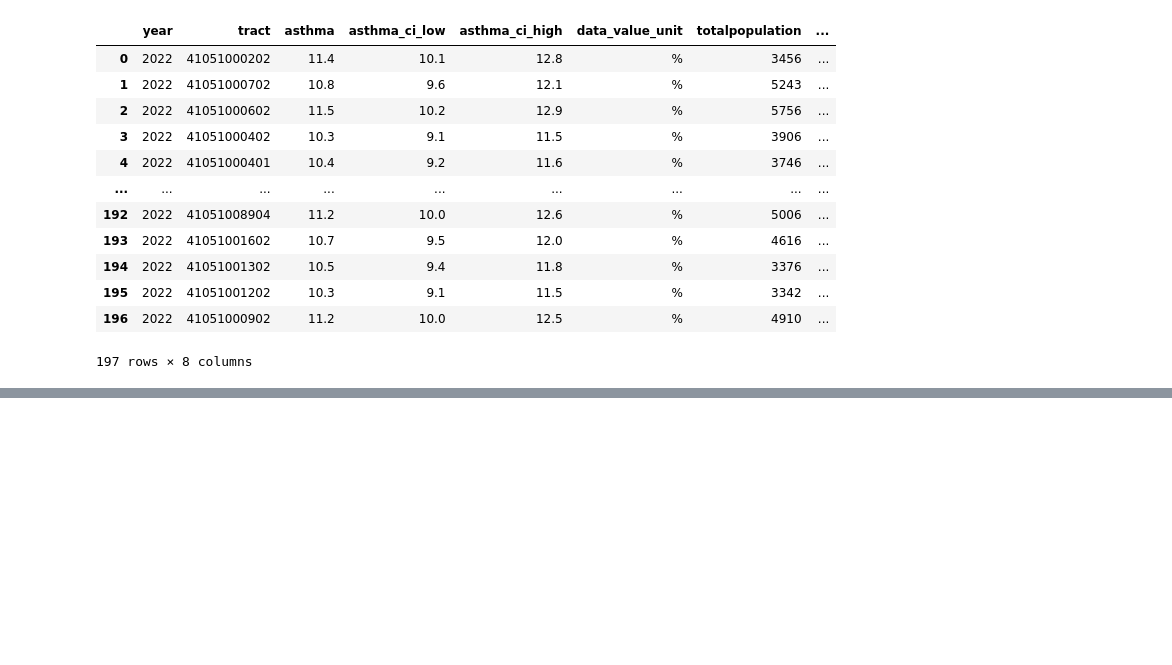
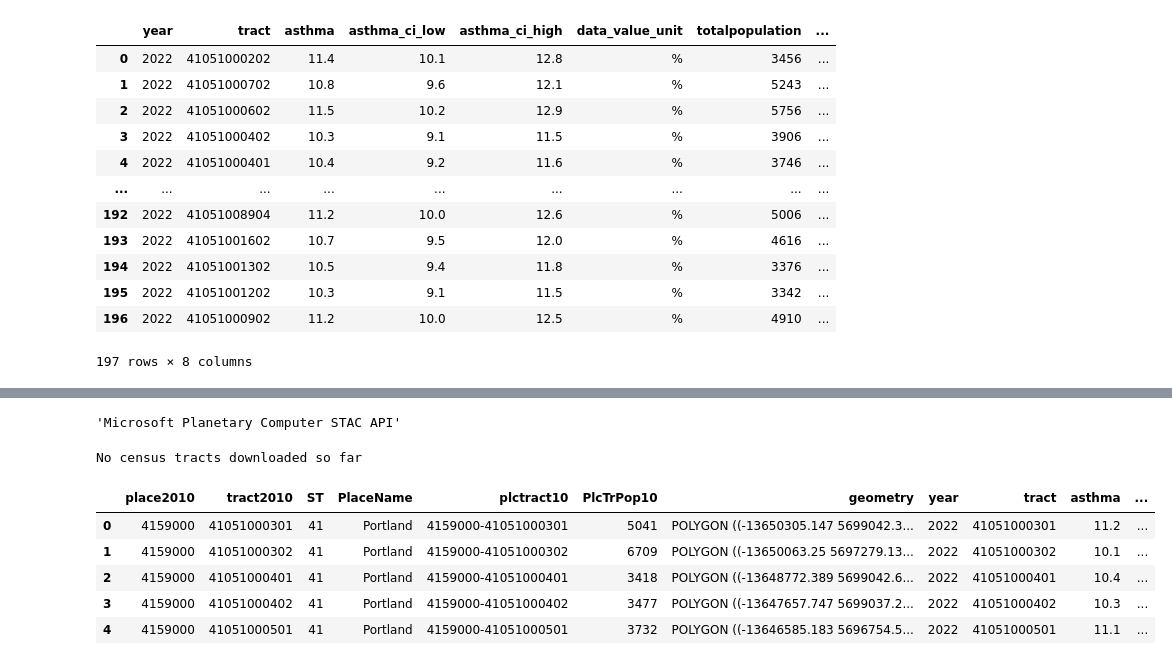
Before and after one commit to earthlab-education/big-data-BioNCphilic, a Jupyter notebook: portland-data.ipynb, the cells around one changed output, grey strips where cells are left out. Cells and saved outputs as stored; diff of their text form; code cells hidden in the pictures; blank space fills up the shorter version.

Commit message:
portland for portfolio

```diff
--- a/portland-data.ipynb
+++ b/portland-data.ipynb
@@ -162,3 +204,35 @@ tract_cdc_gdf = (
 ).opts(title='Asthma Rates', width=600, height=600)
 # %% [output]
 [interactive output not drawn]
+# %%
+# Connect to the planetary computer catalog
+e84_catalog = pystac_client.Client.open(
+    "https://planetarycomputer.microsoft.com/api/stac/v1"
+)
+e84_catalog.title
+# %% [output]
+'Microsoft Planetary Computer STAC API'
+# %%
+# Convert geometry to lat/lon for STAC
+tract_area_gdf = tract_cdc_gdf.to_crs(4326)
+
+# Define a path to save NDVI stats
+ndvi_stats_path = os.path.join(data_dir, 'portland-ndvi-stats.csv')
+
+# Check for existing data - do not access duplicate tracts
+downloaded_tracts = []
+if os.path.exists(ndvi_stats_path):
+    ndvi_stats_df = pd.read_csv(ndvi_stats_path)
+    downloaded_tracts = ndvi_stats_df.tract.values
+else:
+    print('No census tracts downloaded so far')
+
+tract_cdc_gdf.head()
+# %% [output]
+No census tracts downloaded so far
+|  | place2010 | tract2010 | ST | PlaceName | plctract10 | PlcTrPop10 | geometry | year | tract | asthma | ... |
+| 0 | 4159000 | 41051000301 | 41 | Portland | 4159000-41051000301 | 5041 | POLYGON ((-13650305.147 5699042.3... | 2022 | 41051000301 | 11.2 | ... |
+| 1 | 4159000 | 41051000302 | 41 | Portland | 4159000-41051000302 | 6709 | POLYGON ((-13650063.25 5697279.13... | 2022 | 41051000302 | 10.1 | ... |
+| 2 | 4159000 | 41051000401 | 41 | Portland | 4159000-41051000401 | 3418 | POLYGON ((-13648772.389 5699042.6... | 2022 | 41051000401 | 10.4 | ... |
+| 3 | 4159000 | 41051000402 | 41 | Portland | 4159000-41051000402 | 3477 | POLYGON ((-13647657.747 5699037.2... | 2022 | 41051000402 | 10.3 | ... |
+| 4 | 4159000 | 41051000501 | 41 | Portland | 4159000-41051000501 | 3732 | POLYGON ((-13646585.183 5696754.5... | 2022 | 41051000501 | 11.1 | ... |
```
Also changed, not shown: parts of 6 cells of this notebook.
